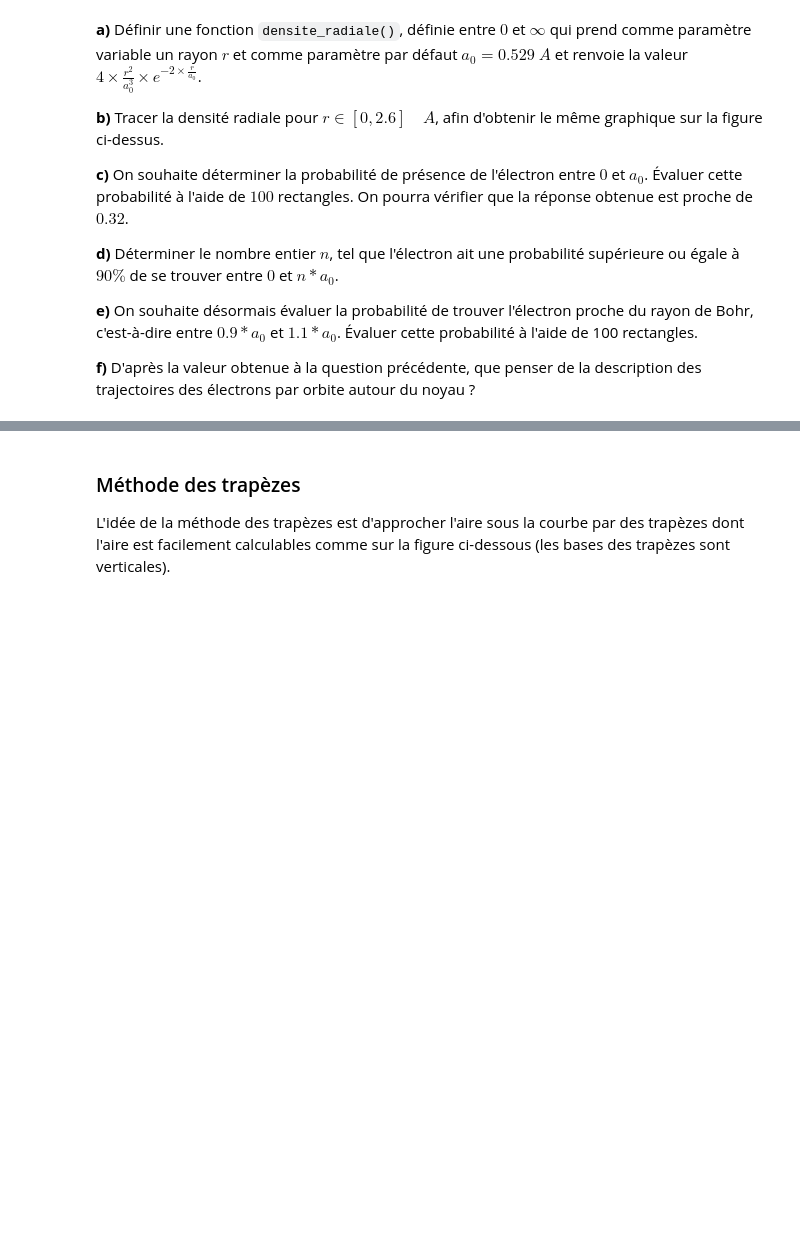
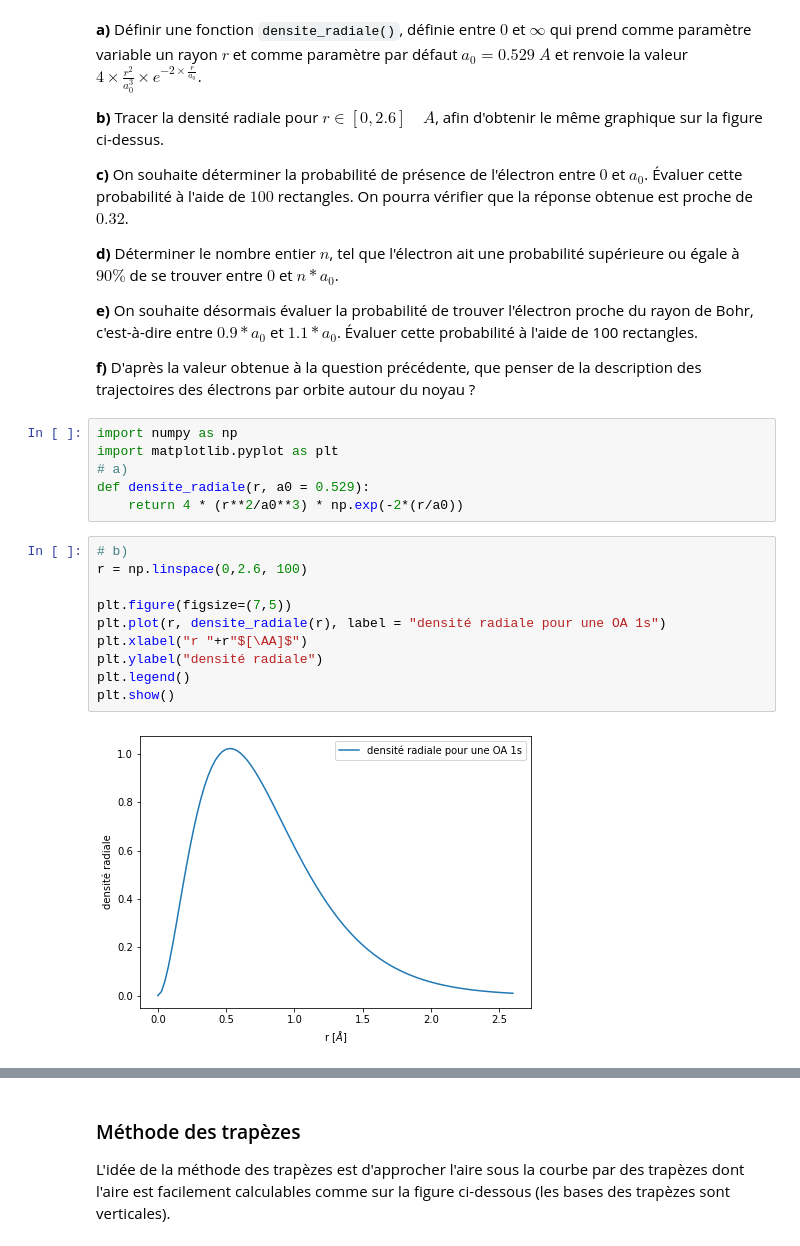
Before and after one commit to CodeTunisia/PysNum2022, a Jupyter notebook: jour2/integration.ipynb, the cells around one changed output, grey strips where cells are left out. Drawn from its saved outputs; the diff is of its cells as text; blank space fills up the shorter version.

```diff
--- a/jour2/integration.ipynb
+++ b/jour2/integration.ipynb
@@ -103,3 +103,21 @@ La densité radiale, représentée dans la figure suivante, est maximale pour $r
 **e)** On souhaite désormais évaluer la probabilité de trouver l'électron proche du rayon de Bohr, c'est-à-dire entre $0.9*a_0$ et $1.1*a_0$. Évaluer cette probabilité à l'aide de 100 rectangles.
 
 **f)** D'après la valeur obtenue à la question précédente, que penser de la description des trajectoires des électrons par orbite autour du noyau ?
+# %%
+import numpy as np
+import matplotlib.pyplot as plt
+# a)
+def densite_radiale(r, a0 = 0.529):
+    return 4 * (r**2/a0**3) * np.exp(-2*(r/a0))
+# %%
+# b)
+r = np.linspace(0,2.6, 100)
+
+plt.figure(figsize=(7,5))
+plt.plot(r, densite_radiale(r), label = "densité radiale pour une OA 1s")
+plt.xlabel("r "+r"$[\AA]$")
+plt.ylabel("densité radiale")
+plt.legend()
+plt.show()
+# %% [output]
+[figure, added]
```
Also changed, not shown: parts of 5 cells of this notebook.
